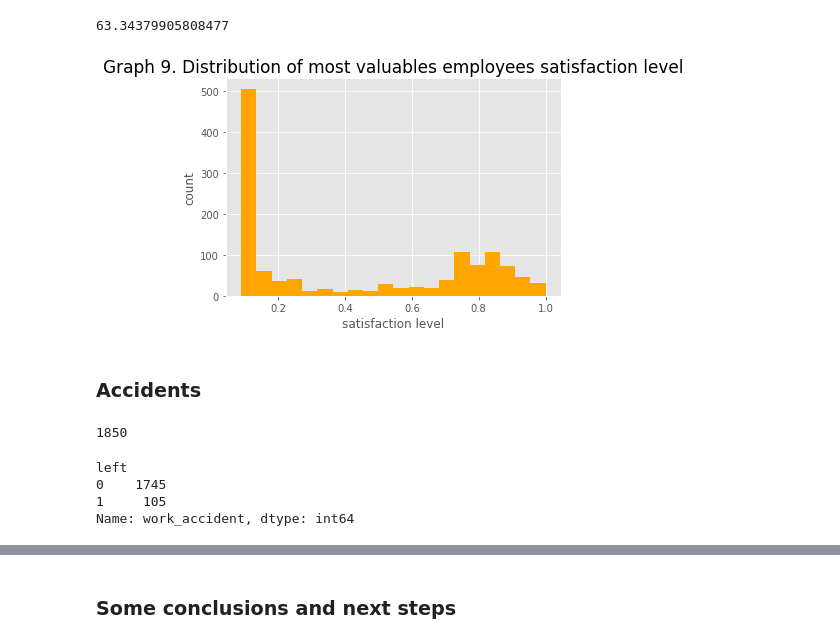
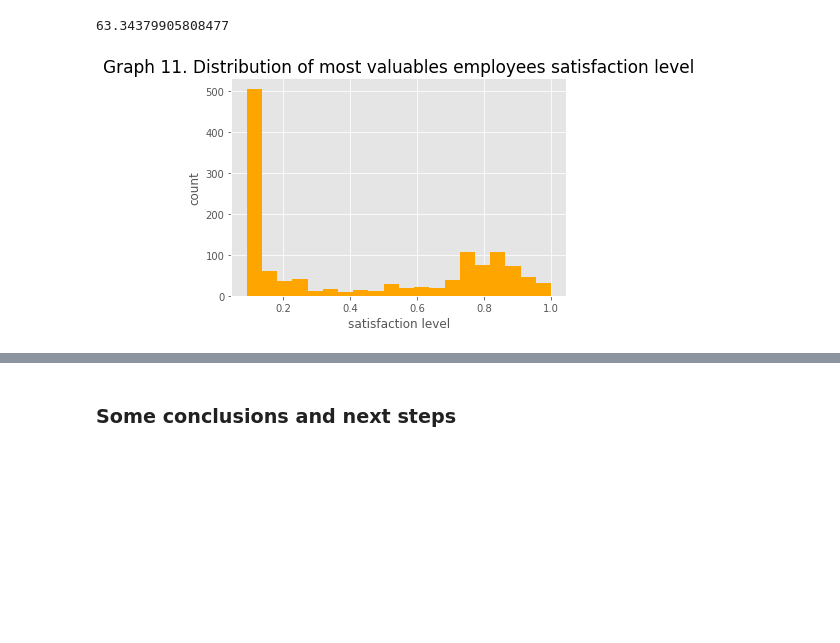
Before and after one commit to MariaGamero/TFM-ReasonsforEmployeeTurnover, a Jupyter notebook: 0.DataScrubbing.ipynb, the cells around one changed output, grey strips where cells are left out. Drawn from its saved outputs; the diff is of its cells as text; code cells hidden in the pictures; blank space fills up the shorter version.

```diff
--- a/0.DataScrubbing.ipynb
+++ b/0.DataScrubbing.ipynb
@@ -666,24 +767,9 @@ most_valuables_employees['left'].mean()*100
 # %%
 #Graph:
 plt.hist(most_valuables_employees.satisfaction_level,bins=20,color='orange',label='total')
-plt.title("Graph 9. Distribution of most valuables employees satisfaction level", fontsize = 17)
+plt.title("Graph 11. Distribution of most valuables employees satisfaction level", fontsize = 17)
 plt.xlabel("satisfaction level")
 plt.ylabel("count")
 plt.show()
 # %% [output]
-[figure, old version]
+[figure, new version]
-# %% [markdown]
-### Accidents
-# %%
-#Total Accidents in company
-hr_no_dupl['work_accident'].sum()
-# %% [output]
-1850
-# %%
-#How many accidents belong to each group of employees?
-hr_no_dupl.groupby('left')['work_accident'].sum()
-# %% [output]
-left
-0    1745
-1     105
-Name: work_accident, dtype: int64
```
Also changed, not shown: parts of 35 cells of this notebook.
